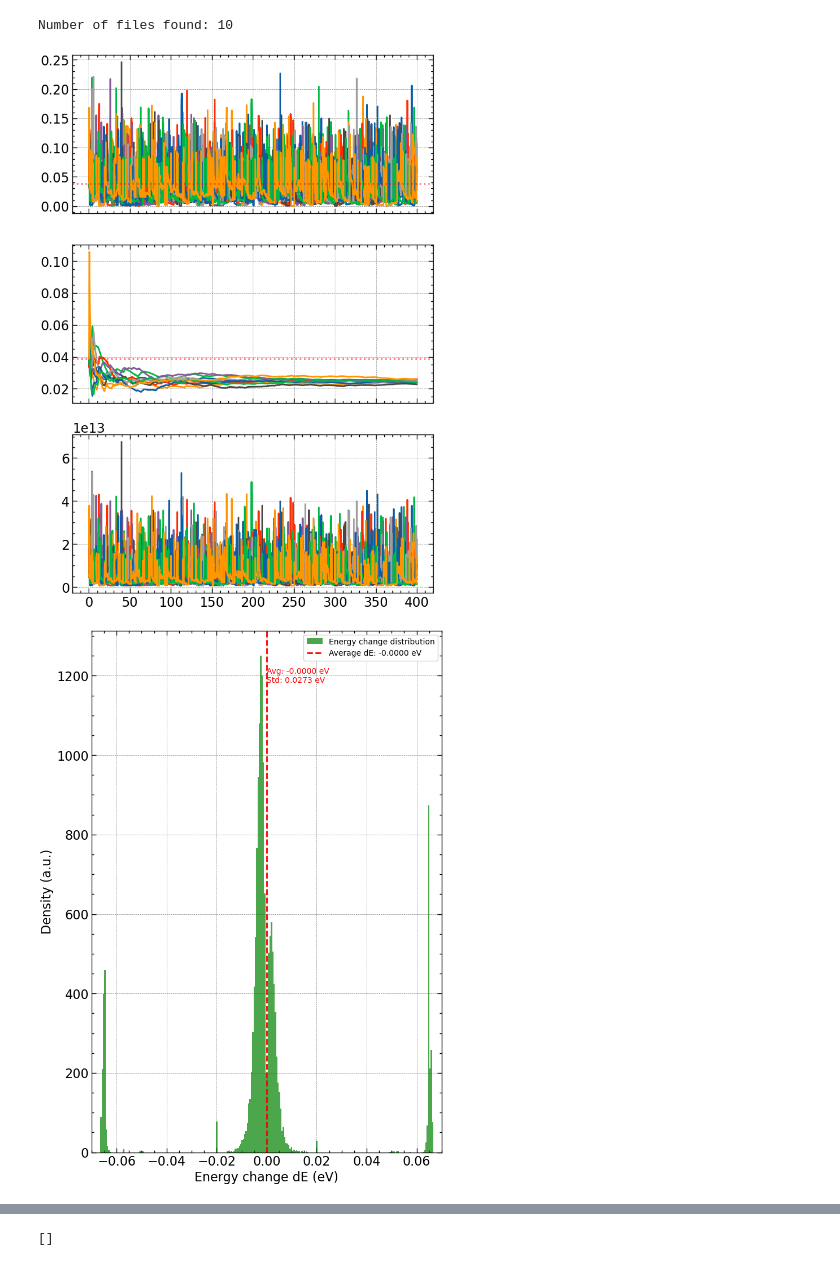
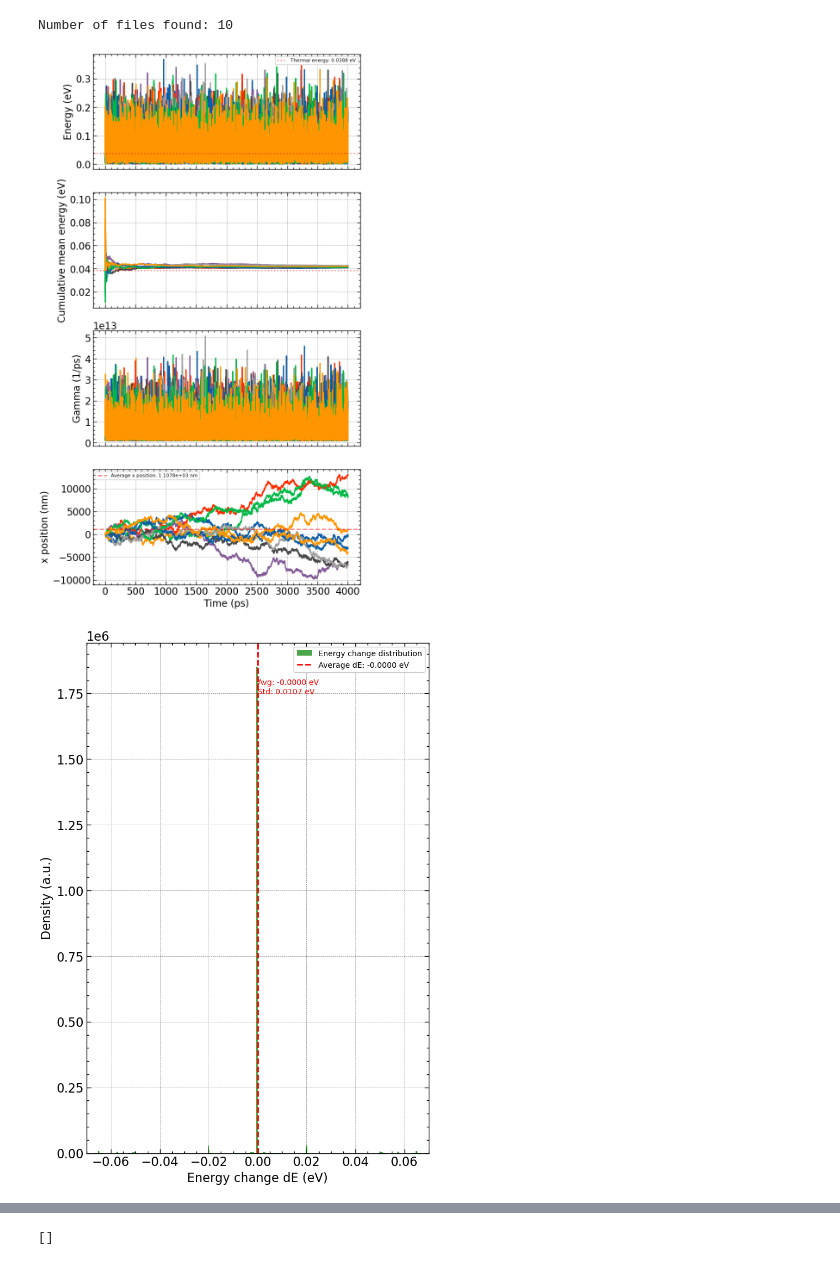
Before and after one commit to RemiHelleboid/UltimateEPM, a Jupyter notebook: python/test.ipynb, the cells around one changed output, grey strips where cells are left out. Cells and saved outputs as stored; diff of their text form; code cells hidden in the pictures.

```diff
--- a/python/test.ipynb
+++ b/python/test.ipynb
@@ -28,63 +30,77 @@ for folder in all_folders:
     # sort files by modification time
     all_files.sort(key=os.path.getmtime, reverse=True)
     print(f"Number of files found: {len(all_files)}")
-    fig, ax = plt.subplots(3, sharex=True, figsize=(8, 12))
+    fig, ax = plt.subplots(4, sharex=True, figsize=(8, 16))
     NbFilesToPlot = 20
     NbFilesToPlot = len(all_files)  # plot all files
     all_energies = np.array([])
+    all_x_pos = np.array([])
     all_gammas = np.array([])
     all_dE = np.array([])
     for file in all_files[:NbFilesToPlot]:
         data = np.loadtxt(file, delimiter=',', skiprows=1)
         time = 1e12 * data[:, 0]
         nb_cols = data.shape[1]
-        energy_data = data[:, nb_cols - 1]
+        energy_data = data[:, nb_cols - 2]
         gamma_data = data[:, 1]
         cum_mean = np.cumsum(energy_data) / np.arange(1, len(energy_data) + 1)
+        x_pos = data[:, 2] * 1e9  # in nm
         ax[0].plot(time, energy_data)
         ax[1].plot(time, cum_mean)
         ax[2].plot(time, gamma_data)
+        ax[3].plot(time, x_pos)
         final_mean = cum_mean[-1]
         size_energy = energy_data.shape[0]
         all_energies = np.concatenate((all_energies, energy_data[size_energy//2:]), axis=0)
         all_gammas = np.concatenate((all_gammas, gamma_data[size_energy//2:]), axis=0)
+        all_x_pos = np.concatenate((all_x_pos, x_pos[size_energy//2:]), axis=0)
         dEs = np.diff(energy_data)
         dEs = dEs[np.abs(dEs) > 0.0]  # filter out large jumps
         all_dE = np.concatenate((all_dE, dEs[1:]), axis=0)
+    ax[0].set_ylabel("Energy (eV)")
+
     ax[0].axhline(thermal_energy, color='r', linestyle=':', label=f'Thermal energy: {thermal_energy:.4f} eV', alpha=0.5)
     ax[1].axhline(thermal_energy, color='r', linestyle=':', label=f'Thermal energy: {thermal_energy:.4f} eV', alpha=0.5)
+    mean_x_pos = np.mean(all_x_pos)
+    ax[3].axhline(mean_x_pos, color='r', linestyle='--', label=f'Average x position: {mean_x_pos:.4e} nm', alpha=0.5)
+    ax[3].set_xlabel("Time (ps)")
+    ax[1].set_ylabel("Cumulative mean energy (eV)")
+    ax[2].set_ylabel("Gamma (1/ps)")
+    ax[3].set_ylabel("x position (nm)")
+    ax[0].legend(fontsize=8)
+    ax[3].legend(fontsize=8)
 
     # Plot dE
     figg, ax = plt.subplots(1, sharex=True, figsize=(8, 12))
     ax.hist(all_dE, bins=250, density=False, alpha=0.7, color='g', label='Energy change distribution')
     avg_dE = np.mean(all_dE)
     std_dE = np.std(all_dE)
     ax.axvline(avg_dE, color='r', linestyle='--', label=f'Average dE: {avg_dE:.4f} eV')
     ax.text(avg_dE + 0.05*avg_dE, ax.get_ylim()[1]*0.9, f'Avg: {avg_dE:.4f} eV\nStd: {std_dE:.4f} eV', color='r')
     ax.legend(fontsize=10)
     ax.set_xlim(-0.07, 0.07)
     ax.set_xlabel("Energy change dE (eV)")
     ax.set_ylabel("Density (a.u.)")
     plt.show()
 
 
     fig, ax = plt.subplots(1, figsize=(8, 6))
     ax.hist(all_energies, bins=250, density=True, alpha=0.7, color='b', label='Energy distribution')
     avg_energy = np.mean(all_energies)
     std_energy = np.std(all_energies)
     ax.axvline(avg_energy, color='r', linestyle='--', label=f'Average energy: {avg_energy:.4f} eV')
     ax.text(avg_energy + 0.05*avg_energy, ax.get_ylim()[1]*0.9, f'Avg: {avg_energy:.4f} eV\nStd: {std_energy:.4f} eV', color='r')
     ax.legend(fontsize=10)
     ax.set_xlabel("Energy (eV)")
     ax.set_ylabel("Density (a.u.)")
     plt.show()
 
 
 
-    argmaxDE = np.argmax(np.abs(all_dE))
-    print(f"Largest energy change dE: {all_dE[argmaxDE]:.4f} eV")
-    print(f"Corresponding gamma before change: {all_gammas[argmaxDE]:.4f}")
+    # argmaxDE = np.argmax(np.abs(all_dE))
+    # print(f"Largest energy change dE: {all_dE[argmaxDE]:.4f} eV")
+    # print(f"Corresponding gamma before change: {all_gammas[argmaxDE]:.4f}")
 # %% [output]
 Number of files found: 10
-[figure, old version]
+[figure, new version]
-[figure, old version]
+[figure, new version]
```
Also changed, not shown: parts of 3 cells of this notebook, 7 other files.
